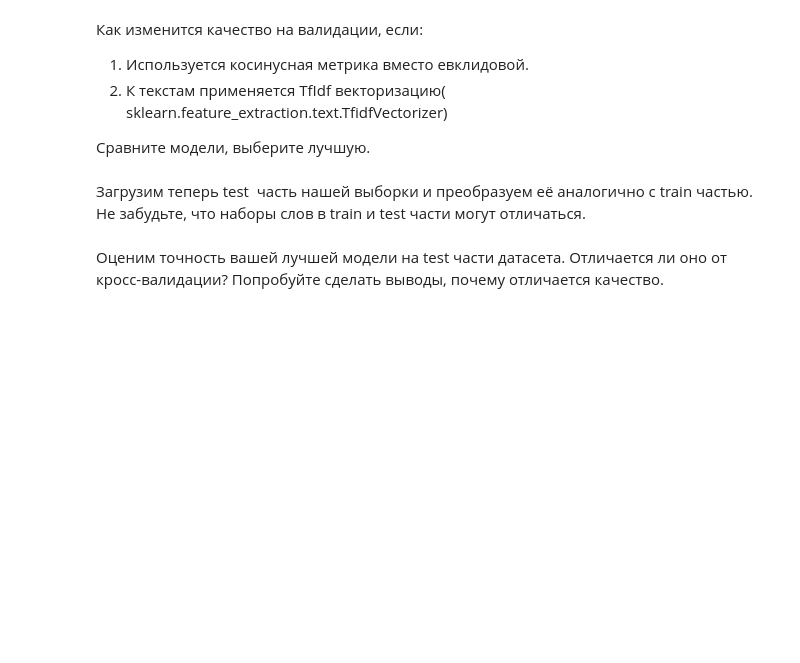
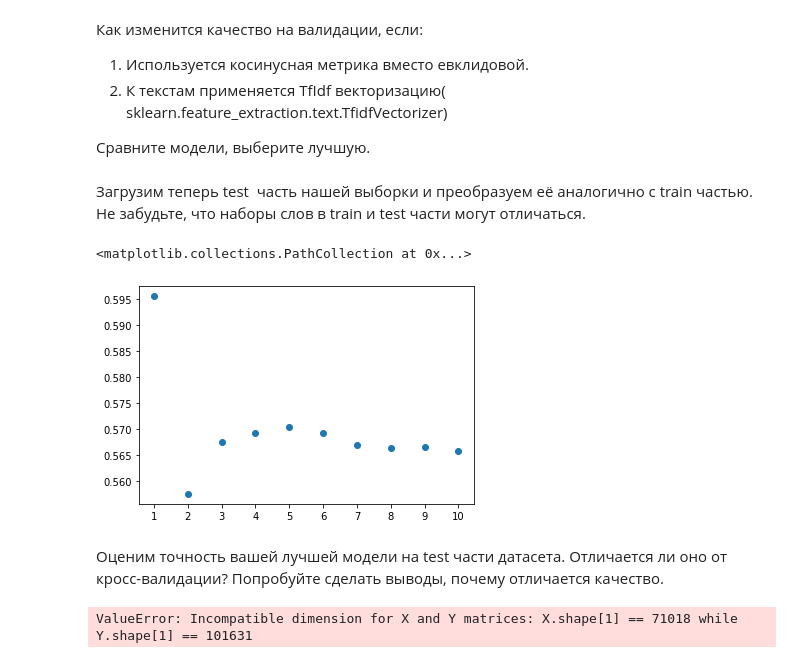
Before and after one commit to Winking-maniac/ml2020, a Jupyter notebook: kalinin_hw1.ipynb, the cells around one changed output. Saved outputs shown, nothing was run; the diff lists cells and outputs as text; code cells hidden in the pictures; blank space fills up the shorter version.

```diff
--- a/kalinin_hw1.ipynb
+++ b/kalinin_hw1.ipynb
@@ -214,7 +213,42 @@ ValueError: x and y must be the same size
 Сравните модели, выберите лучшую.
 # %% [markdown]
 Загрузим  теперь test  часть нашей выборки и преобразуем её аналогично с train частью. Не забудьте, что наборы слов в train и test части могут отличаться.
+# %%
+from sklearn.feature_extraction.text import TfidfVectorizer
+vectorizer = TfidfVectorizer()
+X = vectorizer.fit_transform(data)
+
+y_pred = []
+k = np.arange(1, 11)
+for i in range(1, 11):
+    clf = KNeighborsClassifier(n_neighbors = i, algorithm = 'brute', metric='cosine')
+    pred = cross_val_score(clf, X, target, cv=folds)
+    y_pred.append(pred.mean())
+
+    %matplotlib inline
+fig = plt.figure()
+ax = fig.add_subplot(111, xticks = range(11))
+ax.scatter(np.arange(10) + 1, y_pred)
+# %% [output]
+<matplotlib.collections.PathCollection at 0x...>
+[figure, added]
 # %%
 newsgroups = fetch_20newsgroups(subset='test',remove=['headers','footers', 'quotes'])
 # %% [markdown]
 Оценим точность вашей лучшей модели на test части датасета. Отличается ли оно от кросс-валидации? Попробуйте сделать выводы, почему отличается качество.
+# %%
+newsgroups = fetch_20newsgroups(subset='train',remove=['headers','footers', 'quotes'])
+data = newsgroups['data']
+target = newsgroups['target']
+vectorizer = TfidfVectorizer()
+X = vectorizer.fit_transform(data)
+clf.fit(X, target)
+
+newsgroups = fetch_20newsgroups(subset='test',remove=['headers','footers', 'quotes'])
+data = newsgroups['data']
+target = newsgroups['target']
+vectorizer = TfidfVectorizer()
+X = vectorizer.fit_transform(data)
+accuracy_score(target, clf.predict(X))
+# %% [output]
+ValueError: Incompatible dimension for X and Y matrices: X.shape[1] == 71018 while Y.shape[1] == 101631
```
Also changed, not shown: parts of 10 cells of this notebook.
